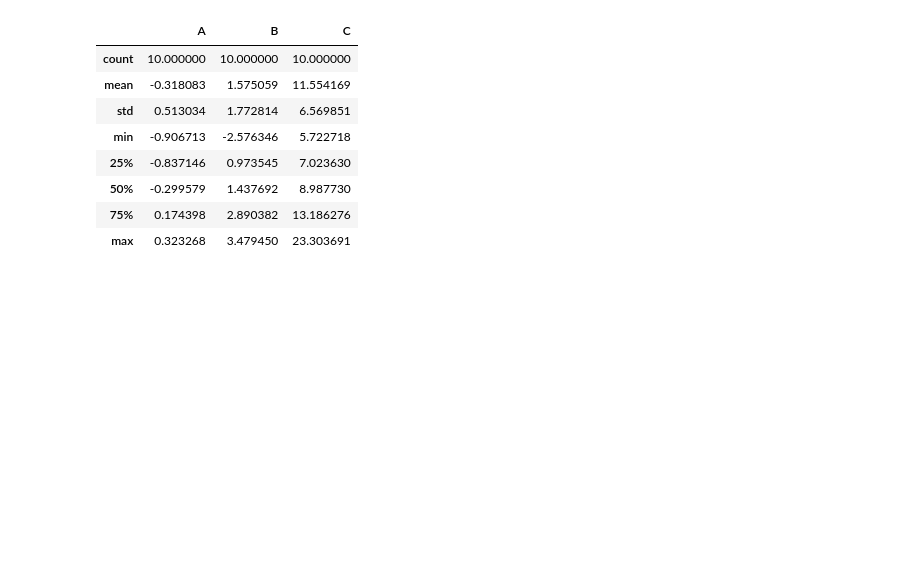
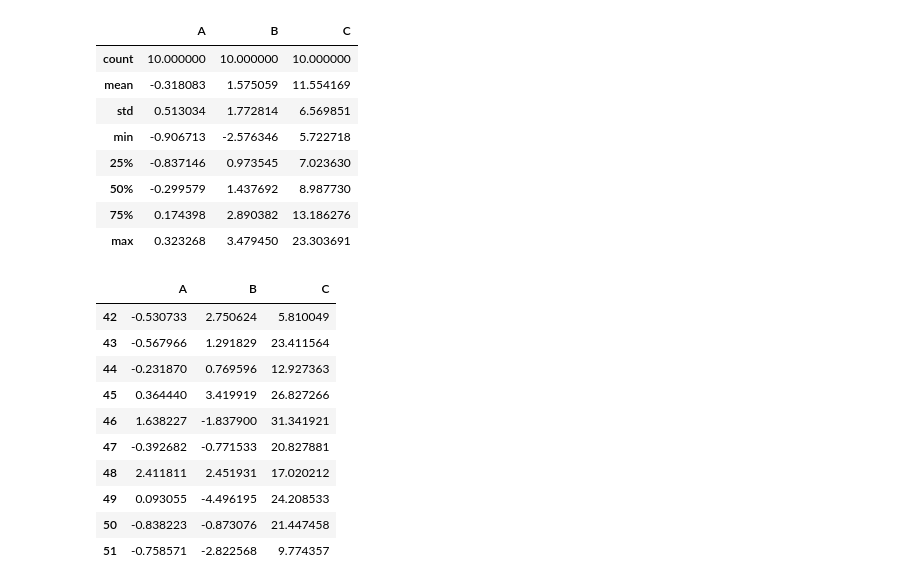
Before and after one commit to oscargbocanegra/learning, a Jupyter notebook: MachineLearning/curso-udemy-machine-learning-data-science-en-python/notebooks/T2-2-DataCleaning-distribucion-de-probabilidad.ipynb, the cells around one changed output. Drawn from its saved outputs; the diff is of its cells as text; code cells hidden in the pictures; blank space fills up the shorter version.

```diff
--- a/MachineLearning/curso-udemy-machine-learning-data-science-en-python/notebooks/T2-2-DataCleaning-distribucion-de-probabilidad.ipynb
+++ b/MachineLearning/curso-udemy-machine-learning-data-science-en-python/notebooks/T2-2-DataCleaning-distribucion-de-probabilidad.ipynb
@@ -121,3 +121,26 @@ data.describe()
 | 50% | -0.299579 | 1.437692 | 8.987730 |
 | 75% | 0.174398 | 2.890382 | 13.186276 |
 | max | 0.323268 | 3.479450 | 23.303691 |
+# %%
+# Empalmando un data set a partir de un indice desde el 42 como ejemplo.
+new_data = pd.DataFrame(
+    {
+        'A' : np.random.randn(n),
+        'B' : 1.5 + 2.5 * np.random.randn(n),
+        'C' : np.random.uniform(5,32,n)
+    }, index = range(42, 42 + n)
+)
+# %%
+new_data
+# %% [output]
+|  | A | B | C |
+| 42 | -0.530733 | 2.750624 | 5.810049 |
+| 43 | -0.567966 | 1.291829 | 23.411564 |
+| 44 | -0.231870 | 0.769596 | 12.927363 |
+| 45 | 0.364440 | 3.419919 | 26.827266 |
+| 46 | 1.638227 | -1.837900 | 31.341921 |
+| 47 | -0.392682 | -0.771533 | 20.827881 |
+| 48 | 2.411811 | 2.451931 | 17.020212 |
+| 49 | 0.093055 | -4.496195 | 24.208533 |
+| 50 | -0.838223 | -0.873076 | 21.447458 |
+| 51 | -0.758571 | -2.822568 | 9.774357 |
```
Also changed, not shown: parts of 12 cells of this notebook.
